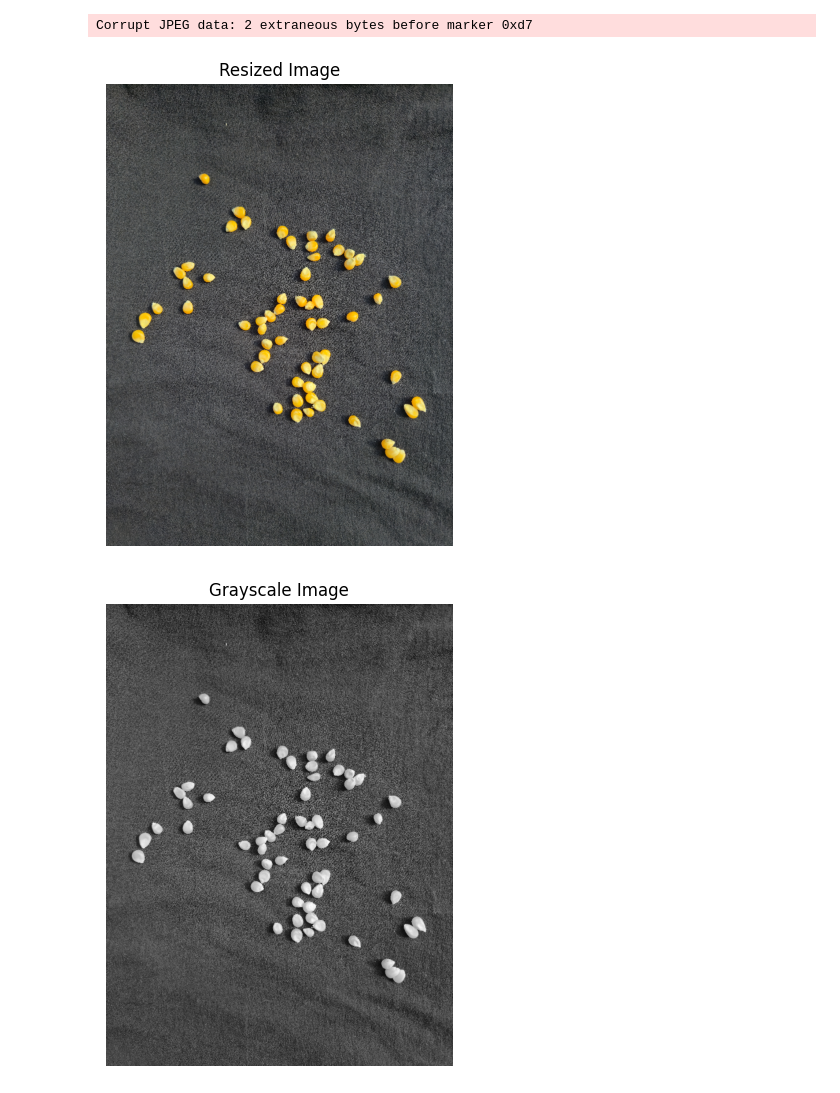
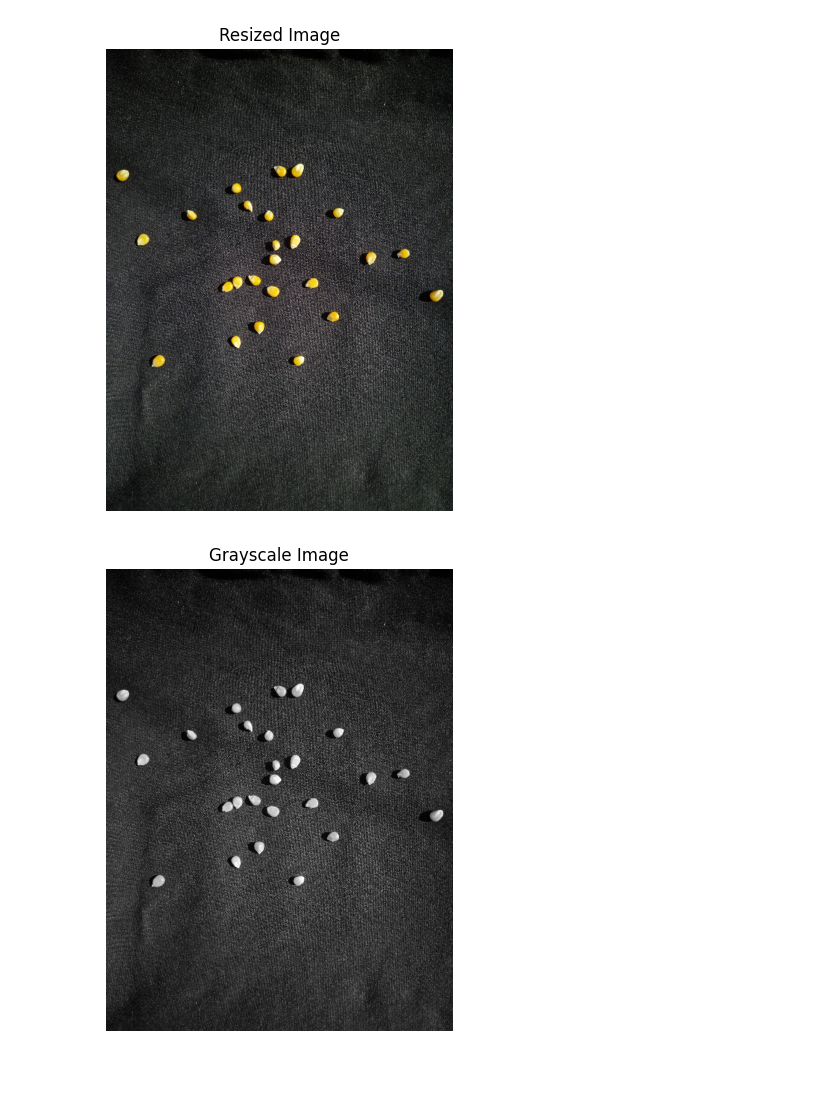
Before and after one commit to piedro404/agro-grain-analyzer, a Jupyter notebook: analyze_ai.ipynb, the cells around one changed output. Cells and saved outputs as stored; diff of their text form; code cells hidden in the pictures.

```diff
--- a/analyze_ai.ipynb
+++ b/analyze_ai.ipynb
@@ -24,17 +24,16 @@ def show_image(window_name, image, cmap=None):
 def close_all_windows():
     pass
 # %%
-img = cv2.imread('imagens/20251115_152402.jpg')
+img = cv2.imread('imagens/20251115_153252.jpg')
 img = cv2.resize(img, (600, 800))
 show_image("Resized Image", img)
 # %% [output]
-Corrupt JPEG data: 2 extraneous bytes before marker 0xd7
-[figure, old version]
+[figure, new version]
 # %%
 gray = cv2.cvtColor(img, cv2.COLOR_BGR2GRAY)
 show_image("Grayscale Image", gray)
 # %% [output]
-[figure, old version]
+[figure, new version]
 # %%
 blur = cv2.GaussianBlur(gray, (7, 7), 0)
 show_image("Blurred Image", blur)
```
Also changed, not shown: parts of 5 cells of this notebook, 4 other files.
